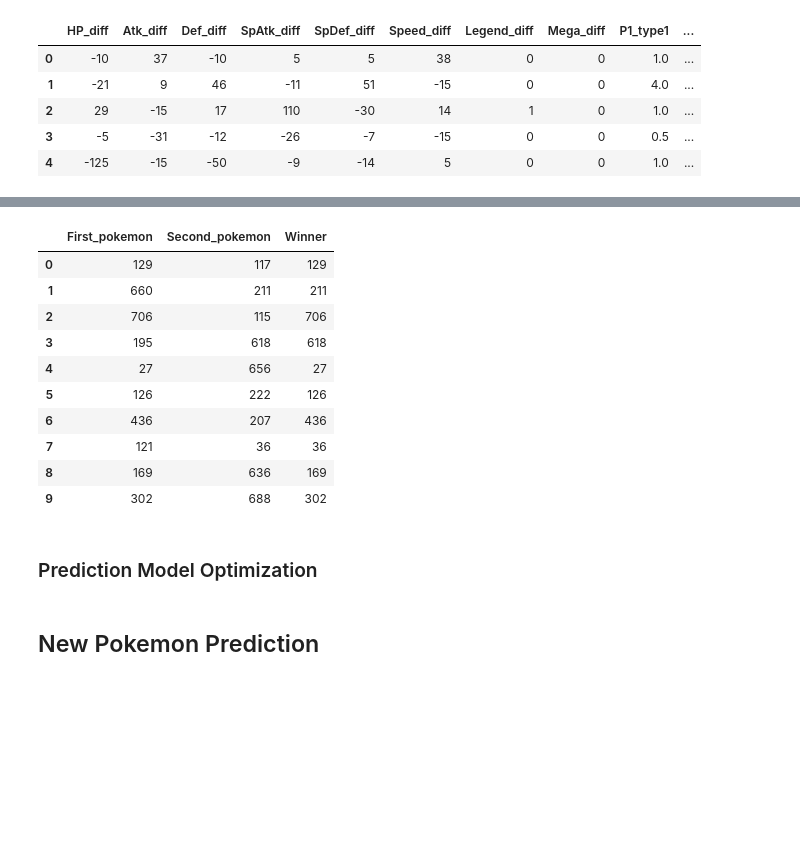
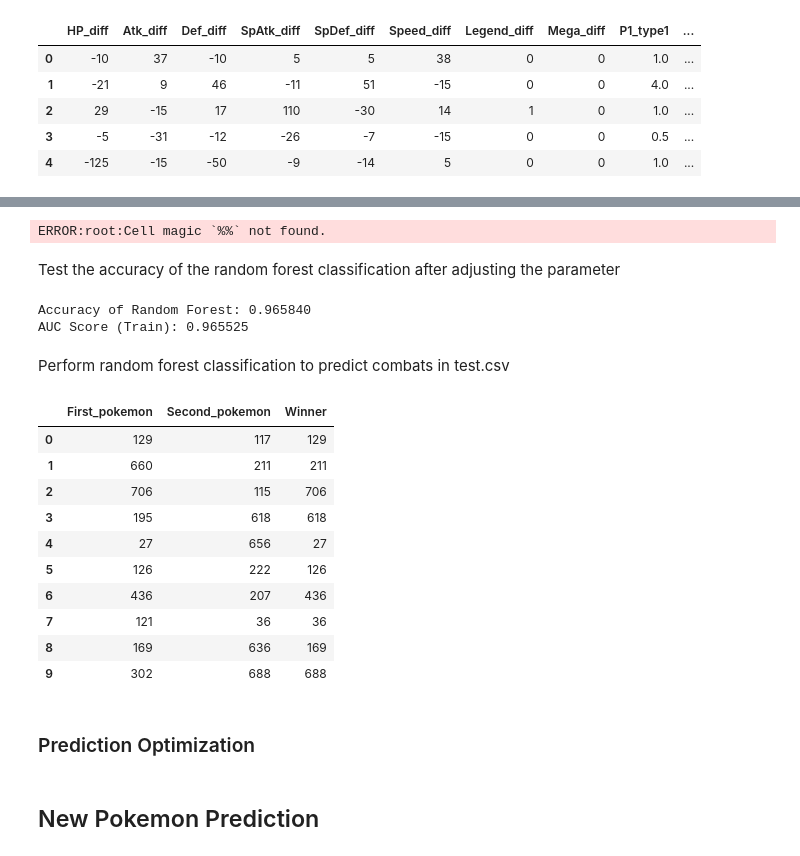
Before and after one commit to gillian850413/COMP4912, a Jupyter notebook: Notebook/Pokemon_Week7.ipynb, the cells around one changed output, grey strips where cells are left out. Cells and saved outputs as stored; diff of their text form; code cells hidden in the pictures; blank space fills up the shorter version.

Commit message:
add parameter adjustment

```diff
--- a/Notebook/Pokemon_Week7.ipynb
+++ b/Notebook/Pokemon_Week7.ipynb
@@ -994,0 +999,10 @@ test_output.head()
+# %%
+#select the best parameter for random forest classification
+param_test1 = {'n_estimators':range(50,201,10)}
+
+estimator = RandomForestClassifier(max_features='auto', random_state=10)
+
+gsearch1 = GridSearchCV(estimator, param_grid = param_test1, scoring='roc_auc',cv=5)
+gsearch1.fit(X_combats,y_combats)
+gsearch1.grid_scores_
+gsearch1.best_params_, gsearch1.best_score_
@@ -994,0 +1013,13 @@ test_output.head()
+# %%
+%%
+param_test2 = {'max_depth':range(1,14,2), 'min_samples_split':range(2,50,2)}
+
+estimator = RandomForestClassifier(n_estimators= 110,
+                                   max_features='auto',
+                                   oob_score=True,
+                                   random_state=10)
+
+gsearch2 = GridSearchCV(estimator, param_grid = param_test2, scoring='roc_auc', iid=False, cv=5)
+gsearch2.fit(X_combats,y_combats)
+#gsearch2.grid_scores_
+gsearch2.best_params_, gsearch2.best_score_
@@ -995,25 +1030,60 @@ test_output.head()
+# %%
+%%
+param_test3 = {'min_samples_split':range(2,50,2), 'min_samples_leaf':range(1,61,10)}
+
+estimator = RandomForestClassifier(n_estimators= 110,
+                                   max_depth=13,
+                                   max_features='auto',
+                                   oob_score=True,
+                                   random_state=10)
+
+gsearch3 = GridSearchCV(estimator, param_grid = param_test3, scoring='roc_auc',iid=False, cv=5)
+
+gsearch3.fit(X_combats,y_combats)
+#gsearch3.grid_scores_
+gsearch3.best_params_, gsearch3.best_score_
+# %% [output]
+ERROR:root:Cell magic `%%` not found.
+# %% [markdown]
+Test the accuracy of the random forest classification after adjusting the parameter
+# %%
+#test accuracy from training data
+clf_test = RandomForestClassifier(n_estimators=110,
+                                  max_features='auto',
+                                  oob_score=True,
+                                  random_state=10)
+
+model_test = clf_test.fit(train_X, train_y)
+predict_test = model_test.predict(test_X)
+print('Accuracy of Random Forest: %f' % accuracy_score(predict_test, test_y))
+print("AUC Score (Train): %f" % roc_auc_score(predict_test, test_y))
+# %% [output]
+Accuracy of Random Forest: 0.965840
+AUC Score (Train): 0.965525
+# %% [markdown]
+Perform random forest classification to predict combats in test.csv
 # %%
-clf = RandomForestClassifier(n_estimators=100)
+clf = RandomForestClassifier(n_estimators=110, max_features='auto', oob_score=True, random_state=10)
 model = clf.fit(X_combats, y_combats)
-prediction = model.predict(test_output)
+predict = model.predict(test_output)
 # %%
-predict_df['Winner'] = prediction
+predict_df['Winner'] = predict
 predict_df['Winner'] = np.where(predict_df['Winner'] == 0, predict_df['First_pokemon'], predict_df['Second_pokemon'])
 predict_df.head(10)
 # %% [output]
 |  | First_pokemon | Second_pokemon | Winner |
 | 0 | 129 | 117 | 129 |
 | 1 | 660 | 211 | 211 |
 | 2 | 706 | 115 | 706 |
 | 3 | 195 | 618 | 618 |
 | 4 | 27 | 656 | 27 |
 | 5 | 126 | 222 | 126 |
 | 6 | 436 | 207 | 436 |
 | 7 | 121 | 36 | 36 |
 | 8 | 169 | 636 | 169 |
-| 9 | 302 | 688 | 302 |
+| 9 | 302 | 688 | 688 |
 # %% [markdown]
-### Prediction Model Optimization
+### Prediction Optimization
 # %% [markdown]
 ## New Pokemon Prediction
 # %% [markdown]
```
Also changed, not shown: parts of 12 cells of this notebook.
